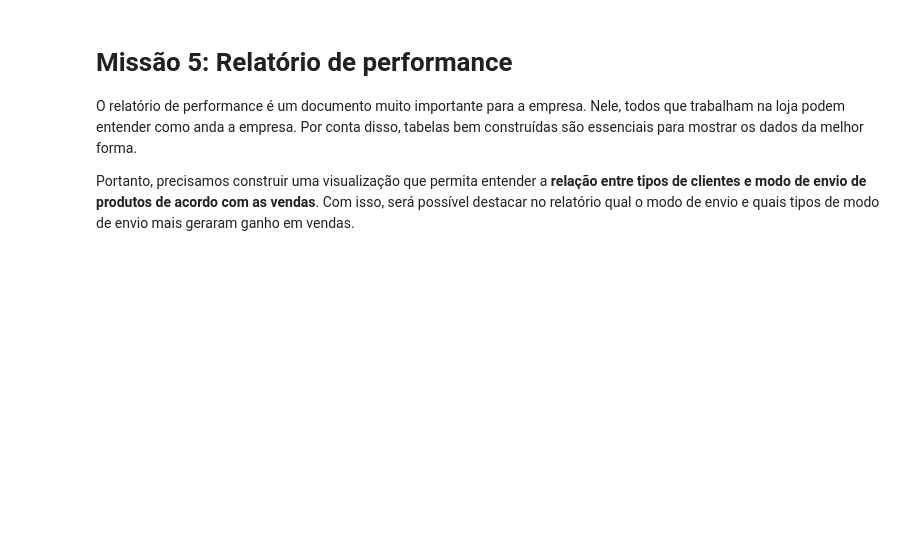
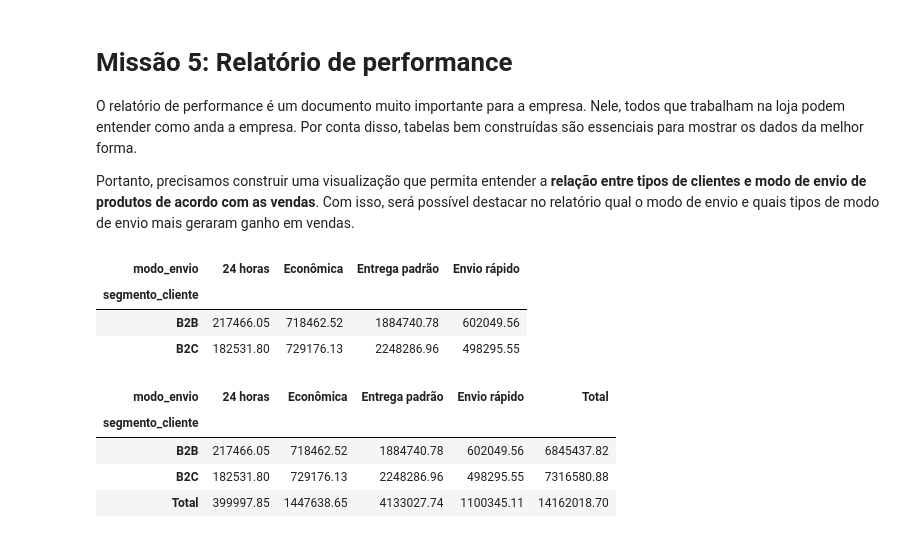
Before and after one commit to lukaswyllis/formacao-avancando-em-data-science-com-python, a Jupyter notebook: Curso 4 - Data Visualization - Estilização de tabelas com Python.ipynb, the cells around one changed output. Cells and saved outputs as stored; diff of their text form; code cells hidden in the pictures; blank space fills up the shorter version.

```diff
--- a/Curso 4 - Data Visualization - Estilização de tabelas com Python.ipynb
+++ b/Curso 4 - Data Visualization - Estilização de tabelas com Python.ipynb
@@ -405,3 +462,21 @@ Novamente o time de logística deseja repensar sua estrutura e organização de
 O relatório de performance é um documento muito importante para a empresa. Nele, todos que trabalham na loja podem entender como anda a empresa. Por conta disso, tabelas bem construídas são essenciais para mostrar os dados da melhor forma.
 
 Portanto, precisamos construir uma visualização que permita entender a **relação entre tipos de clientes e modo de envio de produtos de acordo com as vendas**. Com isso, será possível destacar no relatório qual o modo de envio e quais tipos de modo de envio mais geraram ganho em vendas.
+# %%
+df_cliente = df.pivot_table(index='segmento_cliente', columns='modo_envio', values='vendas', aggfunc='sum')
+df_cliente
+# %% [output]
+| modo_envio | 24 horas | Econômica | Entrega padrão | Envio rápido |
+| segmento_cliente |  |  |  |  |
+| B2B | 217466.05 | 718462.52 | 1884740.78 | 602049.56 |
+| B2C | 182531.80 | 729176.13 | 2248286.96 | 498295.55 |
+# %%
+df_cliente['Total'] = df_cliente.sum(axis=1)
+df_cliente.loc['Total'] = df_cliente.sum(axis=0)
+df_cliente
+# %% [output]
+| modo_envio | 24 horas | Econômica | Entrega padrão | Envio rápido | Total |
+| segmento_cliente |  |  |  |  |  |
+| B2B | 217466.05 | 718462.52 | 1884740.78 | 602049.56 | 6845437.82 |
+| B2C | 182531.80 | 729176.13 | 2248286.96 | 498295.55 | 7316580.88 |
+| Total | 399997.85 | 1447638.65 | 4133027.74 | 1100345.11 | 14162018.70 |
```
Also changed, not shown: parts of 11 cells of this notebook.
